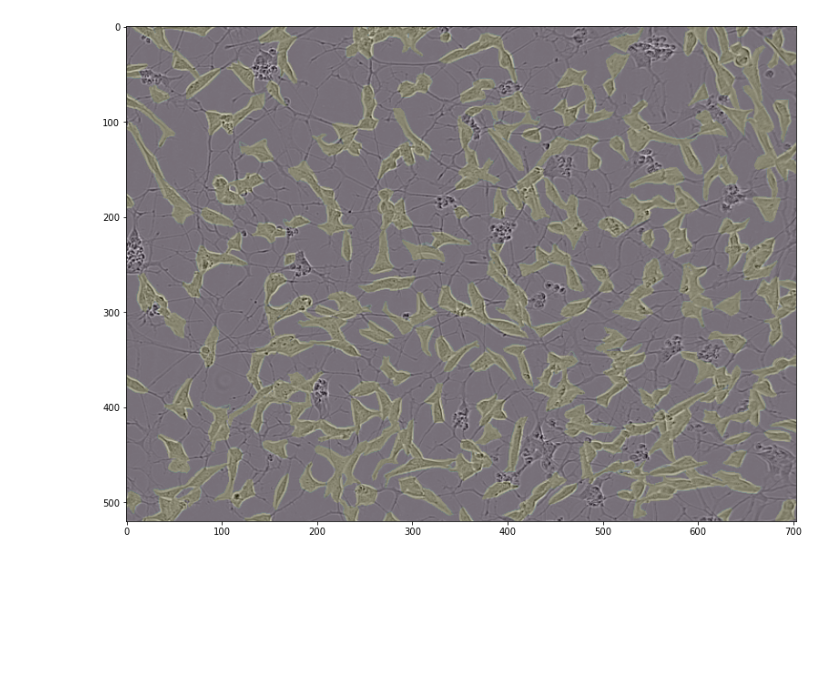
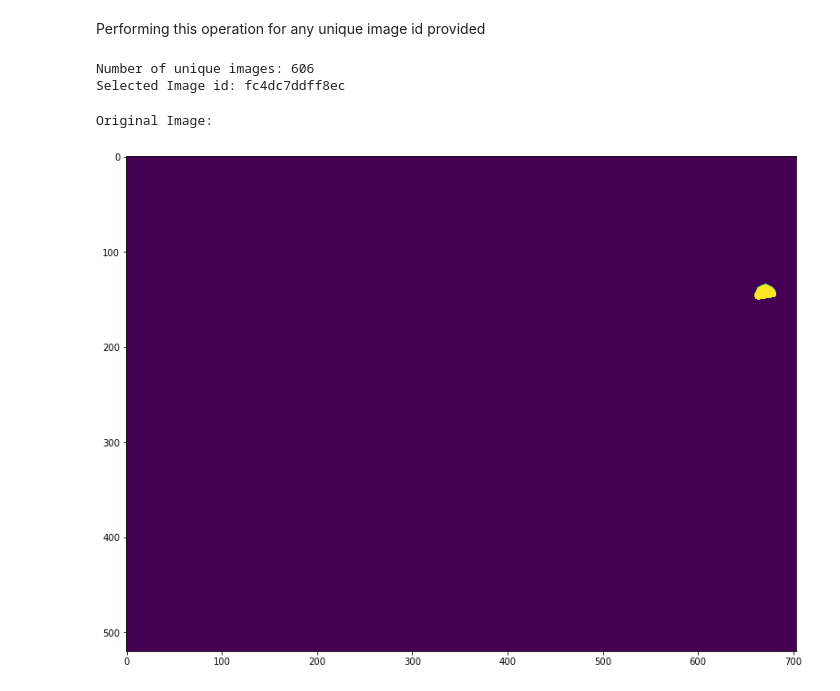
Before and after one commit to emily-bradley/cell-instance-segmentation, a Jupyter notebook: Data Exploration and Visualization.ipynb, the cells around one changed output. Cells and saved outputs as stored; diff of their text form; code cells hidden in the pictures; blank space fills up the shorter version.

```diff
--- a/Data Exploration and Visualization.ipynb
+++ b/Data Exploration and Visualization.ipynb
@@ -104,6 +117,41 @@ plt.imshow(cell_img.T > 0, alpha=1)
-# %%
-plt.imshow(cell_img.T > 0, alpha=1)
-plt.imshow(img, alpha=0.9, cmap="gray")
-plt.show()
-# %% [output]
-[figure, removed]
+# %% [markdown]
+Performing this operation for any unique image id provided
+# %%
+def visualize_annotation(img_id):
+    # Plot the training image
+    img=mpimg.imread(f'./sartorius-cell-instance-segmentation/train/{img_id}.png')
+    print("Original Image:")
+#     imgplot = plt.imshow(img, cmap='gray')
+
+    # Get the values associated with that image id
+    idxs = np.where(train_df['id'] == img_id)[0].tolist()
+    height = train_df.loc[idxs[0], "height"]
+    width = train_df.loc[idxs[0], "width"]
+    # Reset the cell image
+    cell_img = np.zeros((height, width))
+
+    # for all of the annotiations, highlight the image pixels that are indicated in the annotations
+    for idx in idxs:
+        encoding = train_df.loc[idx, "annotation"]
+        cell_img += to_img(encoding, height, width)
+
+    # plot the highlighted annotations
+#     plt.imshow(cell_img > 0, alpha=1, cmap='OrRd')
+
+    # overlay the annotations on the training image
+    plt.imshow(cell_img > 0, alpha=1)
+#     plt.imshow(img, alpha=0.9, cmap="gray")
+    plt.show()
+# %%
+# all of the unique image ids in the training data
+print(f"Number of unique images: {len(pd.unique(train_df['id']))}")
+choice_id = random.choice(pd.unique(train_df['id']))
+print(f"Selected Image id: f{choice_id}")
+# %% [output]
+Number of unique images: 606
+Selected Image id: fc4dc7ddff8ec
+# %%
+visualize_annotation(choice_id)
+# %% [output]
+Original Image:
+[figure, added]
```
Also changed, not shown: parts of 20 cells of this notebook.
